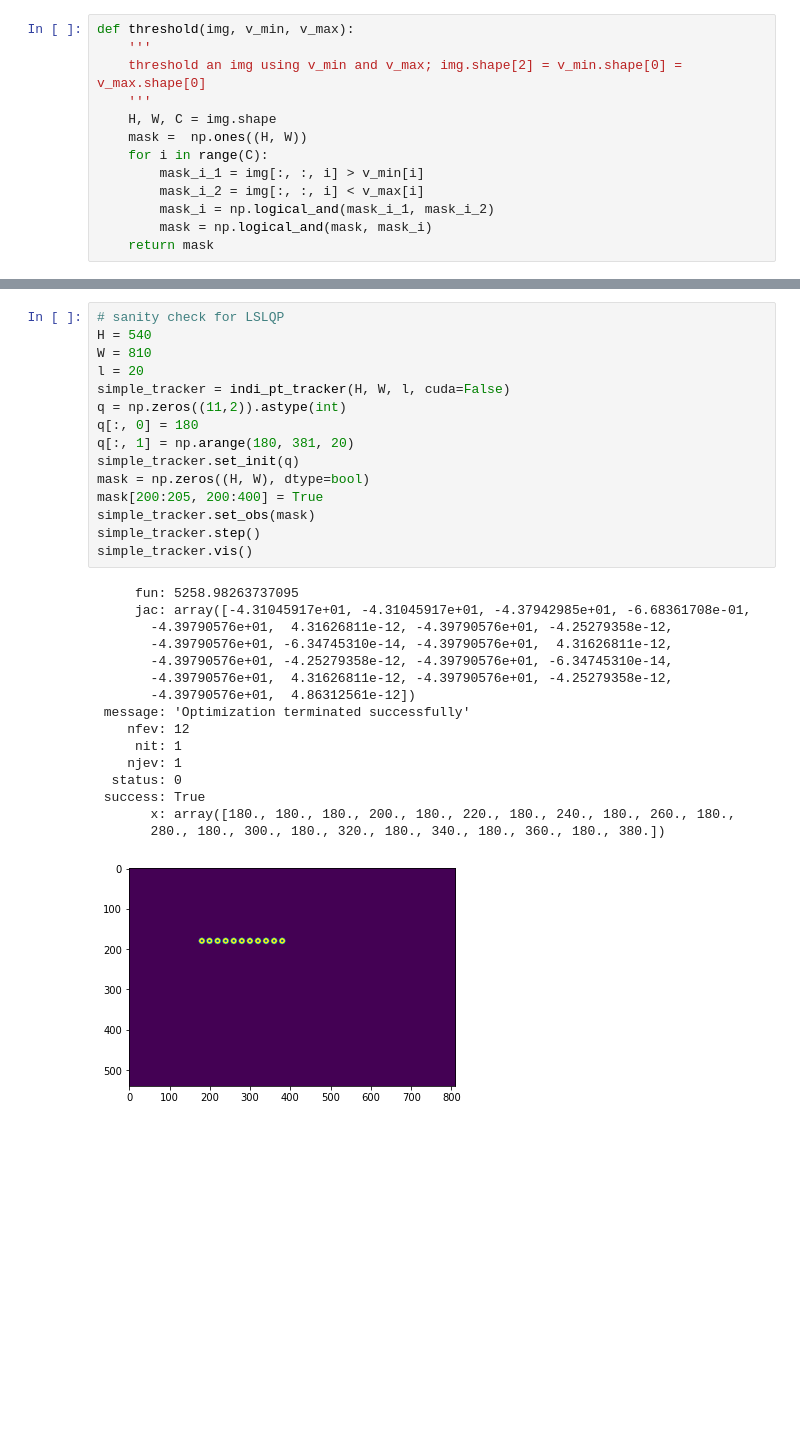
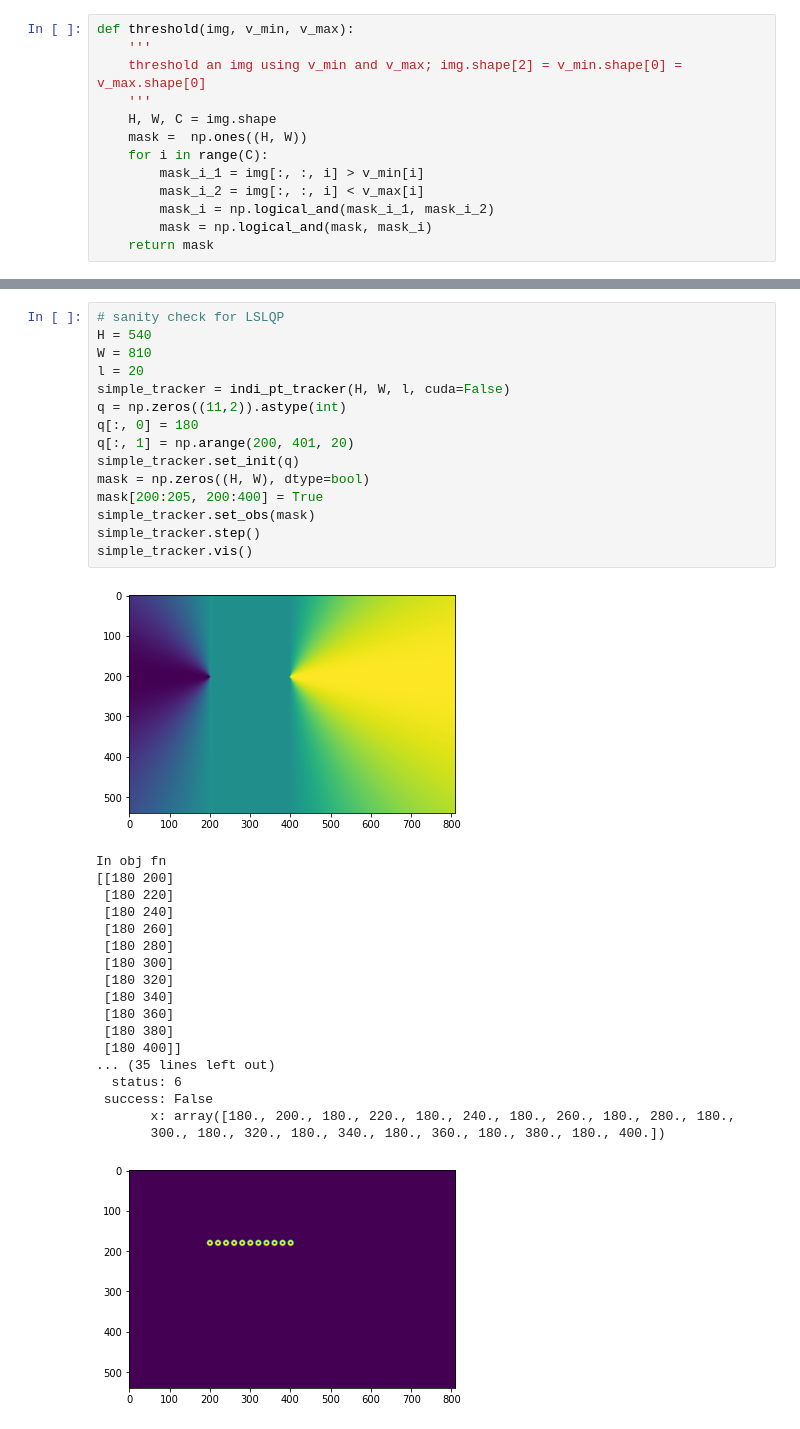
Before and after one commit to WangYixuan12/dart_deformable, a Jupyter notebook: tracker_indi_pt.ipynb, the cells around one changed output, grey strips where cells are left out. Saved outputs shown, nothing was run; the diff lists cells and outputs as text; blank space fills up the shorter version.

```diff
--- a/tracker_indi_pt.ipynb
+++ b/tracker_indi_pt.ipynb
@@ -202,32 +249,35 @@ class indi_pt_tracker:
 # %%
 # sanity check for LSLQP
 H = 540
 W = 810
 l = 20
 simple_tracker = indi_pt_tracker(H, W, l, cuda=False)
 q = np.zeros((11,2)).astype(int)
 q[:, 0] = 180
-q[:, 1] = np.arange(180, 381, 20)
+q[:, 1] = np.arange(200, 401, 20)
 simple_tracker.set_init(q)
 mask = np.zeros((H, W), dtype=bool)
 mask[200:205, 200:400] = True
 simple_tracker.set_obs(mask)
 simple_tracker.step()
 simple_tracker.vis()
 # %% [output]
+[figure, new version]
-     fun: 5258.98263737095
-     jac: array([-4.31045917e+01, -4.31045917e+01, -4.37942985e+01, -6.68361708e-01,
-       -4.39790576e+01,  4.31626811e-12, -4.39790576e+01, -4.25279358e-12,
-       -4.39790576e+01, -6.34745310e-14, -4.39790576e+01,  4.31626811e-12,
-       -4.39790576e+01, -4.25279358e-12, -4.39790576e+01, -6.34745310e-14,
-       -4.39790576e+01,  4.31626811e-12, -4.39790576e+01, -4.25279358e-12,
-       -4.39790576e+01,  4.86312561e-12])
- message: 'Optimization terminated successfully'
-    nfev: 12
-     nit: 1
-    njev: 1
-  status: 0
- success: True
-       x: array([180., 180., 180., 200., 180., 220., 180., 240., 180., 260., 180.,
-       280., 180., 300., 180., 320., 180., 340., 180., 360., 180., 380.])
+In obj fn
+[[180 200]
+ [180 220]
+ [180 240]
+ [180 260]
+ [180 280]
+ [180 300]
+ [180 320]
+ [180 340]
+ [180 360]
+ [180 380]
+ [180 400]]
+... (35 lines left out)
+  status: 6
+ success: False
+       x: array([180., 200., 180., 220., 180., 240., 180., 260., 180., 280., 180.,
+       300., 180., 320., 180., 340., 180., 360., 180., 380., 180., 400.])
-[figure, old version]
+[figure, added]
```
Also changed, not shown: parts of 3 cells of this notebook.
